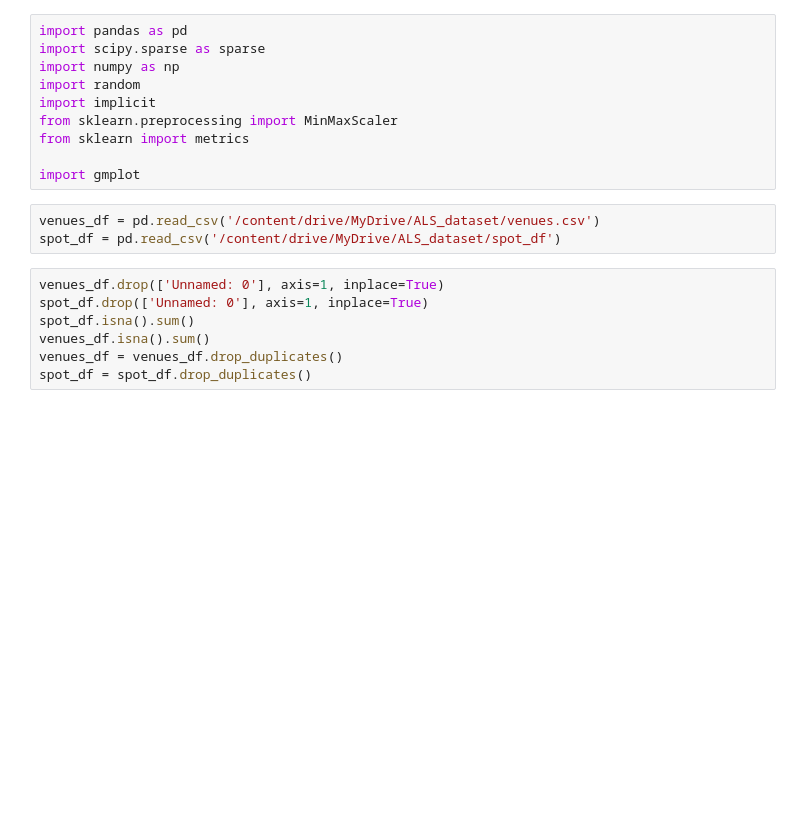
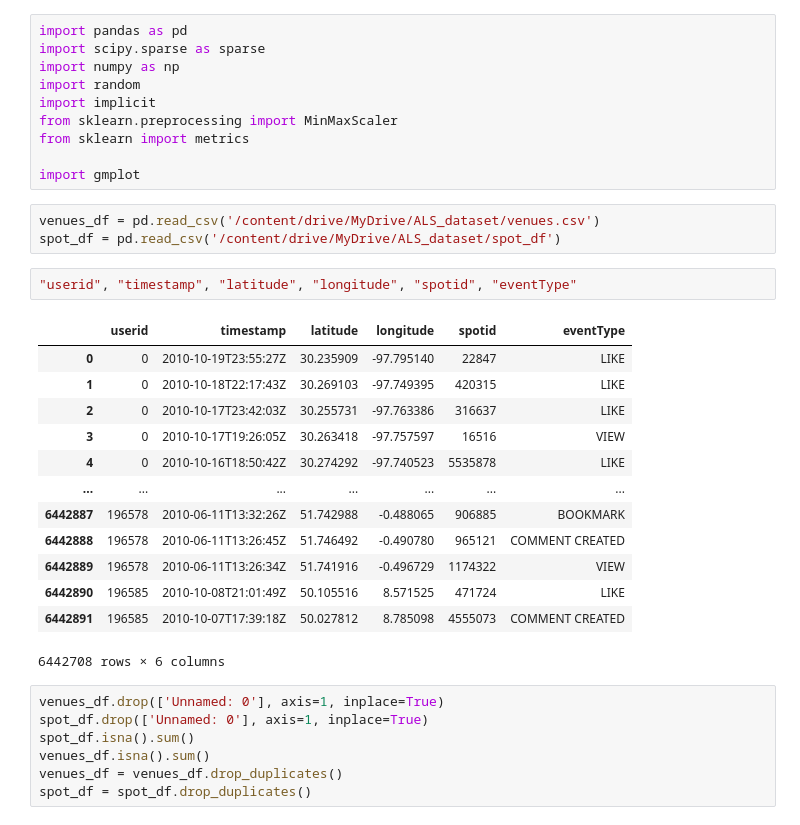
Before and after one commit to prachiacharya01/SneakPeek, a Jupyter notebook: Recommendation.ipynb, the cells around one changed output. Saved outputs shown, nothing was run; the diff lists cells and outputs as text; blank space fills up the shorter version.

```diff
--- a/Recommendation.ipynb
+++ b/Recommendation.ipynb
@@ -42,6 +36,22 @@ import gmplot
 # %%
 venues_df = pd.read_csv('/content/drive/MyDrive/ALS_dataset/venues.csv')
 spot_df = pd.read_csv('/content/drive/MyDrive/ALS_dataset/spot_df')
+# %%
+"userid", "timestamp", "latitude", "longitude", "spotid", "eventType"
+# %% [output]
+|  | userid | timestamp | latitude | longitude | spotid | eventType |
+| 0 | 0 | 2010-10-19T23:55:27Z | 30.235909 | -97.795140 | 22847 | LIKE |
+| 1 | 0 | 2010-10-18T22:17:43Z | 30.269103 | -97.749395 | 420315 | LIKE |
+| 2 | 0 | 2010-10-17T23:42:03Z | 30.255731 | -97.763386 | 316637 | LIKE |
+| 3 | 0 | 2010-10-17T19:26:05Z | 30.263418 | -97.757597 | 16516 | VIEW |
+| 4 | 0 | 2010-10-16T18:50:42Z | 30.274292 | -97.740523 | 5535878 | LIKE |
+| ... | ... | ... | ... | ... | ... | ... |
+| 6442887 | 196578 | 2010-06-11T13:32:26Z | 51.742988 | -0.488065 | 906885 | BOOKMARK |
+| 6442888 | 196578 | 2010-06-11T13:26:45Z | 51.746492 | -0.490780 | 965121 | COMMENT CREATED |
+| 6442889 | 196578 | 2010-06-11T13:26:34Z | 51.741916 | -0.496729 | 1174322 | VIEW |
+| 6442890 | 196585 | 2010-10-08T21:01:49Z | 50.105516 | 8.571525 | 471724 | LIKE |
+| 6442891 | 196585 | 2010-10-07T17:39:18Z | 50.027812 | 8.785098 | 4555073 | COMMENT CREATED |
+6442708 rows × 6 columns
 # %%
 venues_df.drop(['Unnamed: 0'], axis=1, inplace=True)
 spot_df.drop(['Unnamed: 0'], axis=1, inplace=True)
```
Also changed, not shown: parts of 7 cells of this notebook.
